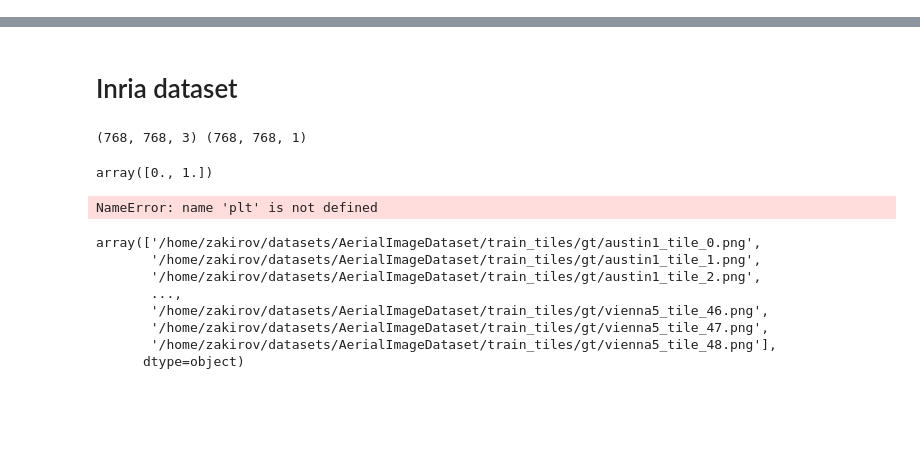
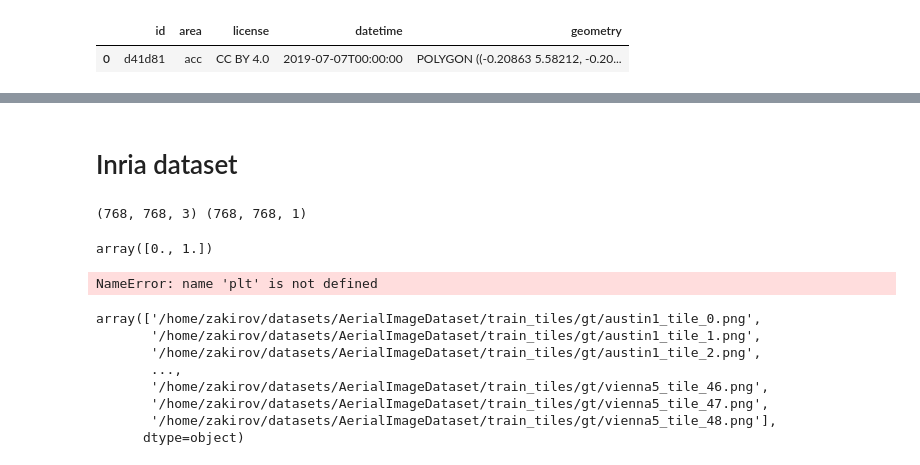
Before and after one commit to bonlime/opencities, a Jupyter notebook: 1. Data Exploration.ipynb, the cells around one changed output, grey strips where cells are left out. Cells and saved outputs as stored; diff of their text form; code cells hidden in the pictures; blank space fills up the shorter version.

```diff
--- a/1. Data Exploration.ipynb
+++ b/1. Data Exploration.ipynb
@@ -54,6 +59,11 @@ GEOJSON_PATH = "/home/zakirov/datasets/opencities/train_tier_1/acc/d41d81-labels
 # %%
 label_df = gpd.read_file(GEOJSON_PATH)
 label_df = label_df[label_df['geometry'].isna() != True] # remove empty rows
+# %%
+gpd.read_file(GEOJSON_TIFF_PATH)
+# %% [output]
+|  | id | area | license | datetime | geometry |
+| 0 | d41d81 | acc | CC BY 4.0 | 2019-07-07T00:00:00 | POLYGON ((-0.20863 5.58212, -0.20... |
 # %%
 # label_df.plot(figsize=(10,10));
 # %%
```
Also changed, not shown: parts of 17 cells of this notebook, 3 other files.
